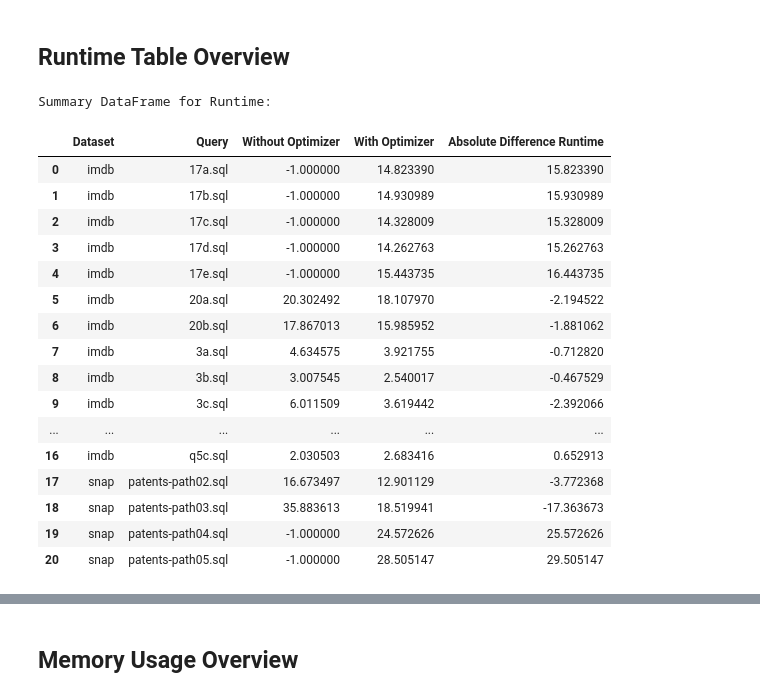
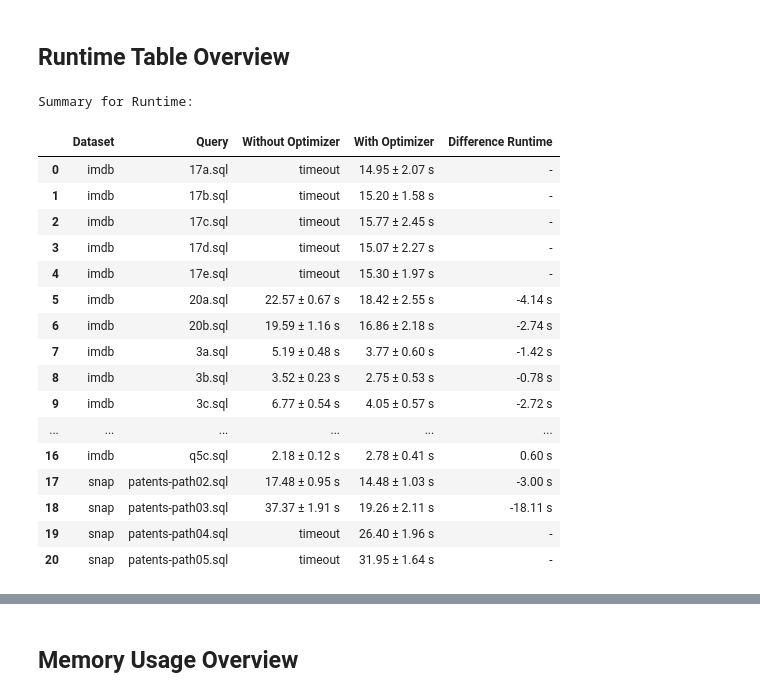
Before and after one commit to Jakob1010/query-optimizer-benchmark, a Jupyter notebook: clickhouse-eval.ipynb, the cells around one changed output, grey strips where cells are left out. Cells and saved outputs as stored; diff of their text form; code cells hidden in the pictures.

```diff
--- a/clickhouse-eval.ipynb
+++ b/clickhouse-eval.ipynb
@@ -77,7 +78,7 @@ for sql_file in sql_files:
 results = defaultdict(list)
 
 excluded = []
-runs = 3
+runs = 5
 # %%
 def run_queries(number_of_runs, queries, query_settings):
     for i in range(number_of_runs):
@@ -190,33 +191,53 @@ df
 ## Runtime Table Overview
 # %%
 # Calculate average runtime with and without optimizer
-summary_df = df.groupby(['Dataset', 'Query']).apply(lambda x: pd.Series({
-    'Without Optimizer': x[x['Optimizer Used'] == False]['Runtime (s)'].mean(),
-    'With Optimizer': x[x['Optimizer Used'] == True]['Runtime (s)'].mean()
+runtime_df = df.groupby(['Dataset', 'Query']).apply(lambda x: pd.Series({
+    'Base Mean': x[x['Optimizer Used'] == False]['Runtime (s)'].mean(),
+    'Base SD': x[x['Optimizer Used'] == False]['Runtime (s)'].std(),
+    'With Optimizer Mean (s)': x[x['Optimizer Used'] == True]['Runtime (s)'].mean(),
+    'With Optimizer SD (s)': x[x['Optimizer Used'] == True]['Runtime (s)'].std()
 })).reset_index()
 
 # Compute absolute difference between runtime with and without optimizer
-summary_df['Absolute Difference Runtime'] = summary_df['With Optimizer']-summary_df['Without Optimizer']
+runtime_df['Difference Runtime'] = runtime_df['With Optimizer Mean (s)']-runtime_df['Base Mean']
 
-# Print the summary DataFrame
+# Replace -1 (timeouts) with "Terminated"
+runtime_df.replace(-1, float('nan'), inplace=True)
+
+# Update columns to show mean ± SD
+runtime_df['Without Optimizer'] = runtime_df.apply(
+    lambda row: f"{row['Base Mean']:.2f} ± {row['Base SD']:.2f} s" if pd.notna(row['Base Mean']) else 'timeout', axis=1
+)
+runtime_df['With Optimizer'] = runtime_df.apply(
+    lambda row: f"{row['With Optimizer Mean (s)']:.2f} ± {row['With Optimizer SD (s)']:.2f} s" if pd.notna(row['With Optimizer Mean (s)']) else 'timeout', axis=1
+)
+
+# Replace difference Runtime with '-' in case of a timeout
+runtime_df['Difference Runtime'] = runtime_df.apply(
+    lambda row: '-' if row['Without Optimizer'] == 'timeout' else f"{row['Difference Runtime']:.2f} s", axis=1
+)
+
+# Select relevant columns
+runtime_df_table = runtime_df[['Dataset', 'Query', 'Without Optimizer', 'With Optimizer', 'Difference Runtime']]
+
 print("Summary for Runtime:")
-summary_df
+runtime_df_table
 # %% [output]
-Summary DataFrame for Runtime:
+Summary for Runtime:
-|  | Dataset | Query | Without Optimizer | With Optimizer | Absolute Difference Runtime |
-| 0 | imdb | 17a.sql | -1.000000 | 14.823390 | 15.823390 |
-| 1 | imdb | 17b.sql | -1.000000 | 14.930989 | 15.930989 |
-| 2 | imdb | 17c.sql | -1.000000 | 14.328009 | 15.328009 |
-| 3 | imdb | 17d.sql | -1.000000 | 14.262763 | 15.262763 |
-| 4 | imdb | 17e.sql | -1.000000 | 15.443735 | 16.443735 |
-| 5 | imdb | 20a.sql | 20.302492 | 18.107970 | -2.194522 |
-| 6 | imdb | 20b.sql | 17.867013 | 15.985952 | -1.881062 |
-| 7 | imdb | 3a.sql | 4.634575 | 3.921755 | -0.712820 |
-| 8 | imdb | 3b.sql | 3.007545 | 2.540017 | -0.467529 |
-| 9 | imdb | 3c.sql | 6.011509 | 3.619442 | -2.392066 |
+|  | Dataset | Query | Without Optimizer | With Optimizer | Difference Runtime |
+| 0 | imdb | 17a.sql | timeout | 14.95 ± 2.07 s | - |
+| 1 | imdb | 17b.sql | timeout | 15.20 ± 1.58 s | - |
+| 2 | imdb | 17c.sql | timeout | 15.77 ± 2.45 s | - |
+| 3 | imdb | 17d.sql | timeout | 15.07 ± 2.27 s | - |
+| 4 | imdb | 17e.sql | timeout | 15.30 ± 1.97 s | - |
+| 5 | imdb | 20a.sql | 22.57 ± 0.67 s | 18.42 ± 2.55 s | -4.14 s |
+| 6 | imdb | 20b.sql | 19.59 ± 1.16 s | 16.86 ± 2.18 s | -2.74 s |
+| 7 | imdb | 3a.sql | 5.19 ± 0.48 s | 3.77 ± 0.60 s | -1.42 s |
+| 8 | imdb | 3b.sql | 3.52 ± 0.23 s | 2.75 ± 0.53 s | -0.78 s |
+| 9 | imdb | 3c.sql | 6.77 ± 0.54 s | 4.05 ± 0.57 s | -2.72 s |
 | ... | ... | ... | ... | ... | ... |
-| 16 | imdb | q5c.sql | 2.030503 | 2.683416 | 0.652913 |
-| 17 | snap | patents-path02.sql | 16.673497 | 12.901129 | -3.772368 |
-| 18 | snap | patents-path03.sql | 35.883613 | 18.519941 | -17.363673 |
-| 19 | snap | patents-path04.sql | -1.000000 | 24.572626 | 25.572626 |
-| 20 | snap | patents-path05.sql | -1.000000 | 28.505147 | 29.505147 |
+| 16 | imdb | q5c.sql | 2.18 ± 0.12 s | 2.78 ± 0.41 s | 0.60 s |
+| 17 | snap | patents-path02.sql | 17.48 ± 0.95 s | 14.48 ± 1.03 s | -3.00 s |
+| 18 | snap | patents-path03.sql | 37.37 ± 1.91 s | 19.26 ± 2.11 s | -18.11 s |
+| 19 | snap | patents-path04.sql | timeout | 26.40 ± 1.96 s | - |
+| 20 | snap | patents-path05.sql | timeout | 31.95 ± 1.64 s | - |
```
Also changed, not shown: parts of 14 cells of this notebook.
